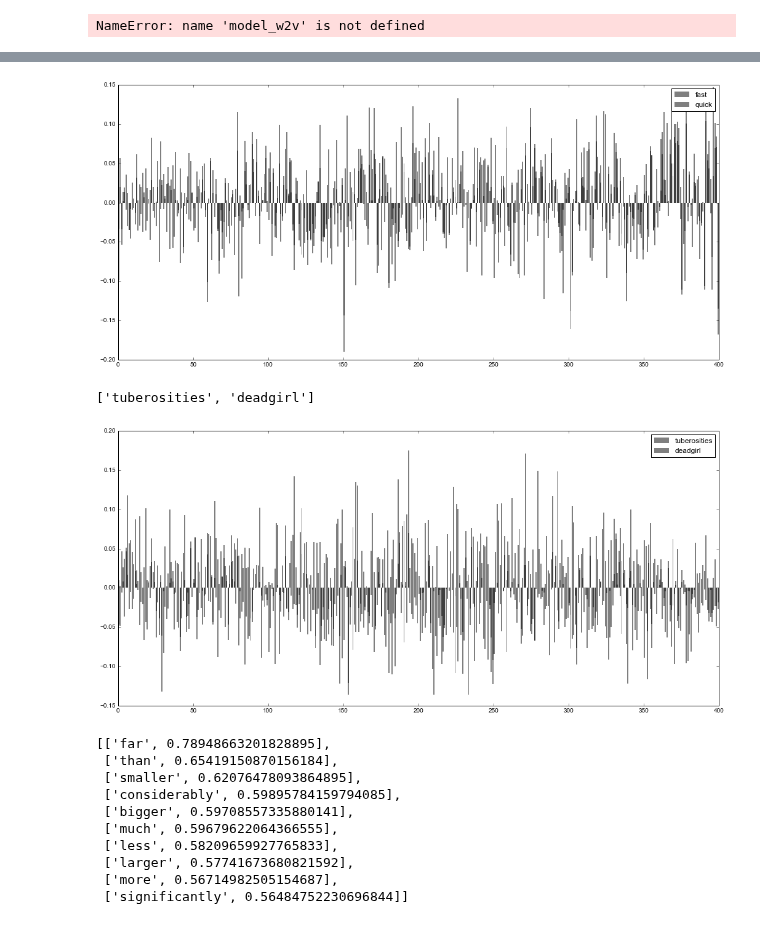
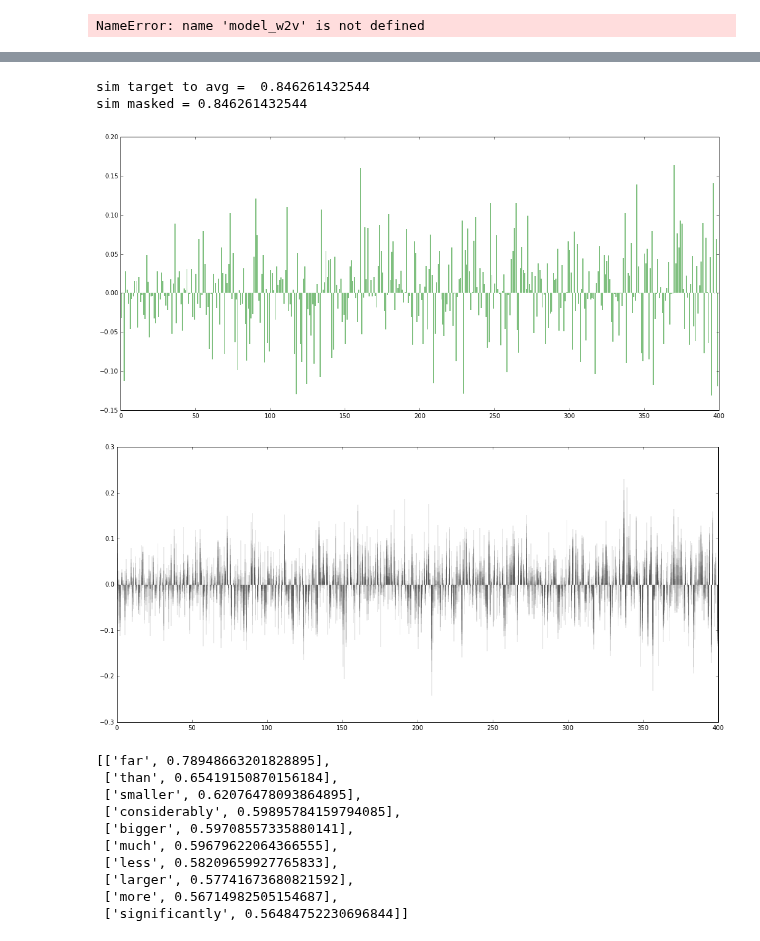
Before and after one commit to undertherain/vsmlib, a Jupyter notebook: python/matrices.ipynb, the cells around one changed output, grey strips where cells are left out. Cells and saved outputs as stored; diff of their text form; code cells hidden in the pictures.

Commit message:
looking for animal-ness

```diff
--- a/python/matrices.ipynb
+++ b/python/matrices.ipynb
@@ -47,10 +47,10 @@ if socket.gethostname()=="rc017.m.gsic.titech.ac.jp":  dir_root="/home/blackbird
 imp.reload(vsmlib.visualize)
 
 models=[]
-#svd=vsmlib.model.load_from_dir("/mnt/work/nlp_scratch/total_w3_POS_svd400_C0.1")
-#glove=vsmlib.model.load_from_dir("/mnt/work/nlp_scratch/glove")
+m=vsmlib.model.load_from_dir("/mnt/work/nlp_scratch/total_w3_POS_svd400_C0.1")
+#m=vsmlib.model.load_from_dir("/mnt/work/nlp_scratch/glove")
 
-m=vsmlib.model.load_from_dir("/storage/scratch/_w2v")
+#m=vsmlib.model.load_from_dir("/storage/scratch/_w2v")
 #print(m.vocabulary.get_id("apple"))
 #m.vocabulary.get_word_by_id(3241)
 # %% [output]
@@ -315,22 +281,60 @@ er=row
+# %%
+#wordlist = ["horse","dog","cat","rabbit","cow","lion","elephant","donkey","goat","kangaroo","sheep","wolf","fox"]
+#wordlist = ["apple","banana","cat","rabbit","cow","lion","elephant","donkey","goat","kangaroo","sheep","wolf","fox"]
+wordlist = ["dog","dog"]
+#wordlist = ["run","swim","drive","go","thow","send","say","listed","see","watch","play","sing","stay"]
+#row1 = matr[dic_words["king"]]
+#row2 = matr[dic_words["emperor"]]
+#row3 = matr[dic_words["queen"]]
+#wordlist = ["apple","banana","kiwi","orange","tomato","cherry","pineapple"]
+#wordlist = ["smaller","bigger","longer","shorter","larger"]
+#wordlist = ["red","blue"]
+#rows = np.zeros(len(m.get_row(wordlist[0])))
+rows = m.get_row(wordlist[0])
+for i in wordlist[1:]:
+    #row += m.get_row(i)
+    rows =np.vstack([rows,m.get_row(i)])
+    #row = row / np.linalg.norm(row)
+row_mean = np.mean(rows, axis=0, dtype=None, out=None, keepdims=False)
+row_std=np.ones(len(row_mean))
+row_std = np.std(rows, axis=0, dtype=None, out=None, keepdims=False)
+plt.bar(range(0,len(row_mean)), row_std, color = "grey", linewidth  = 0, alpha = 0.3,label="std")
+target = m.get_row("cat")
+print ("sim target to avg = ",1-scipy.spatial.distance.cosine(target,row_mean))
+rows.shape
+#plt.show()
+mask=[row_std>0.03]
+row_std[mask]=0
+mask= np.logical_not(mask)[0]
+row_std[mask]=1
+#[not x for x in mask]
+
+target=target*row_std
+row_mean=row_mean*row_std
+plt.bar(range(0,len(row_mean)), row_mean, color = "green", linewidth  = 0, alpha = 0.5 , label="mean")
+#plt.bar(range(0,len(target)), target, color = "red", linewidth  = 0, alpha = 0.5, label="target")
+#plt.legend()
+#plt.show()
+print ("sim masked =", 1-scipy.spatial.distance.cosine(target,row_mean))
+# %% [output]
+sim target to avg =  0.846261432544
+sim masked = 0.846261432544
+[figure, added]
 # %%
 #wordlist = ["apple","king","zero","france","car","circle","run","hot","myself"]
-#wordlist = ["horse","dog","cat","rabbi","cow","lion","elephant","donkey","goat","kangaroo","sheep","wolf"]
-wordlist = ["fast","quick"]
+#wordlist = ["fast","quick"]
 #viz_wordlist(wordlist2)
 #wordlist = [i*2 for i in range(10)]
-#m_w2v.viz_wordlist(wordlist)
 m.viz_wordlist(wordlist)
-plt.savefig(m.name+"_animals.pdf")
-plt.show()
-wordlist = [random.choice(m.vocabulary.lst_words) for i in range(len(wordlist))]
-print(wordlist)
-m.viz_wordlist(wordlist)
-plt.savefig(m.name+"_random.pdf")
-plt.show()
+#plt.savefig(m.name+"_animals.pdf")
+#plt.show()
+#wordlist = [random.choice(m.vocabulary.lst_words) for i in range(len(wordlist))]
+#print(wordlist)
+#m.viz_wordlist(wordlist)
+#plt.savefig(m.name+"_random.pdf")
+#plt.show()
 # %% [output]
-[figure, old version]
+[figure, new version]
-['tuberosities', 'deadgirl']
-[figure, removed]
 # %%
 #vec= m_svd_scipy.get_row("small")
 #vec[-1]=-vec[-1]
```
Also changed, not shown: parts of 9 cells of this notebook, 1 other file.
